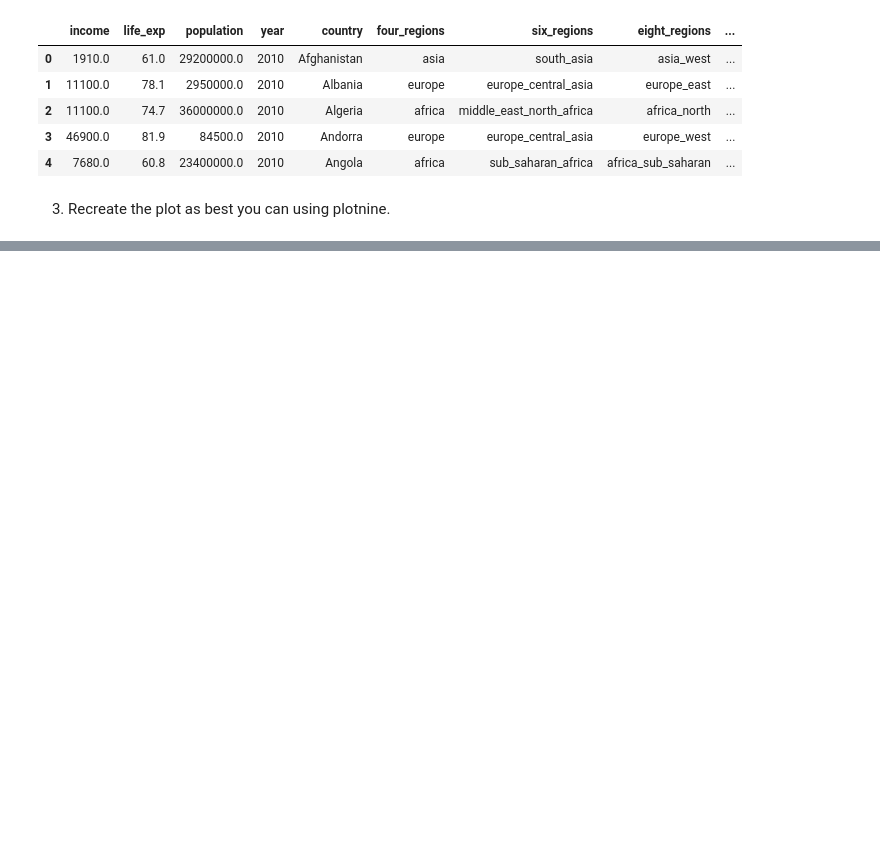
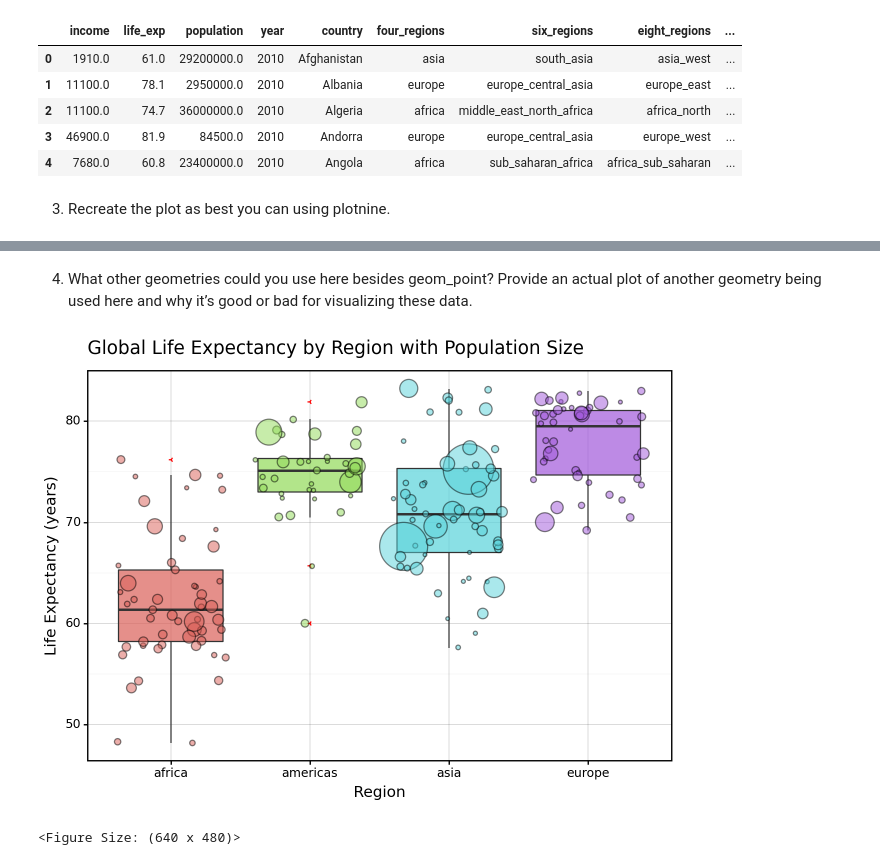
Before and after one commit to bellamccarty/GSB-544, a Jupyter notebook: Labs/Lab01/Lab01.ipynb, the cells around one changed output, grey strips where cells are left out. Cells and saved outputs as stored; diff of their text form; code cells hidden in the pictures; blank space fills up the shorter version.

```diff
--- a/Labs/Lab01/Lab01.ipynb
+++ b/Labs/Lab01/Lab01.ipynb
@@ -49,0 +75,15 @@ NameError: name 'xlabel' is not defined
+# %% [markdown]
+4. What other geometries could you use here besides geom_point? Provide an actual plot of another geometry being used here and why it’s good or bad for visualizing these data.
+# %%
+# Create the boxplot showing life expectancy by region
+(ggplot(q1data.dropna(), aes(x='four_regions', y='life_exp', fill='four_regions')) +
+    geom_boxplot(alpha=0.7, outlier_color="red", outlier_shape = "3") +
+    geom_jitter(aes(size='population'), color="black", alpha=0.5) + # Use geom_gitter of point, adds variation
+    scale_size_continuous(range=[1, 20], guide=False) +
+    theme_linedraw() +
+    labs(x='Region', y='Life Expectancy (years)',
+         title="Global Life Expectancy by Region with Population Size") +
+    theme(legend_position='none'))
+# %% [output]
+[figure, added]
+<Figure Size: (640 x 480)>
```
Also changed, not shown: parts of 12 cells of this notebook, 3 other files.
